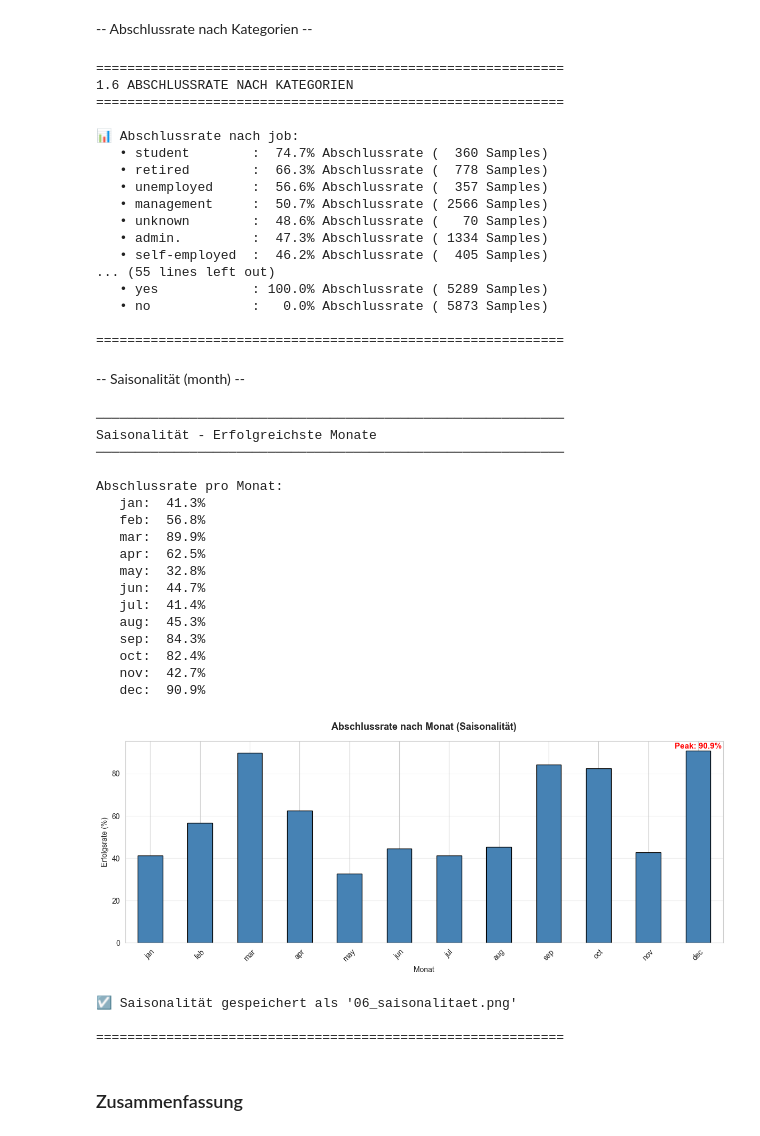
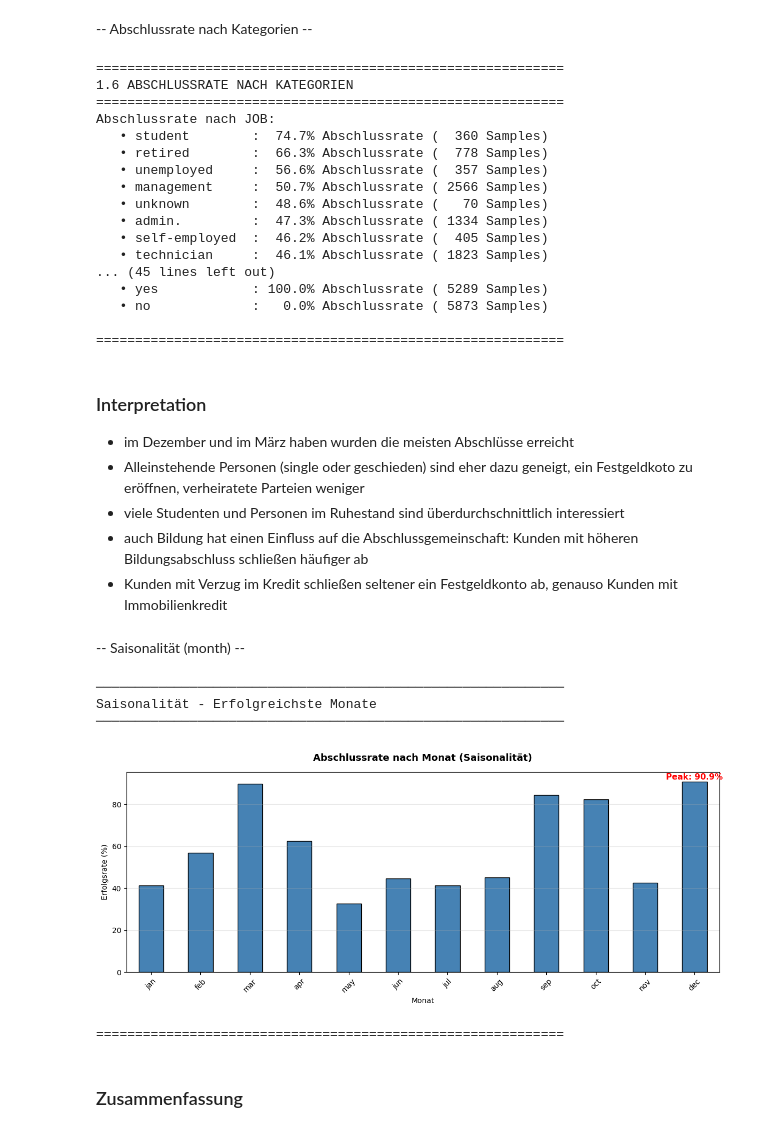
Before and after one commit to elias06-dev/pruefung_data_science-Gruppe_8, a Jupyter notebook: Notebook/notebook_pruefung copy.ipynb, the cells around one changed output. Cells and saved outputs as stored; diff of their text form; code cells hidden in the pictures.

```diff
--- a/Notebook/notebook_pruefung copy.ipynb
+++ b/Notebook/notebook_pruefung copy.ipynb
@@ -521,6 +521,11 @@ print("=" * 60)
 
 # deposit in binär konvertieren, um mit den numerischen Werten arbeiten zu können
 df['deposit_binary'] = (df['deposit'] == 'yes').astype(int)
+
+# loan, housing, default ebenso binär konvertieren
+df['default_binary'] = (df['default'] == 'yes').astype(int)
+df['housing_binary'] = (df['housing'] == 'yes').astype(int)
+df['loan_binary'] = (df['loan'] == 'yes').astype(int)
 
 # Korrelationsmatrix berechnen
 numeric_cols = df.select_dtypes(include=[np.number]).columns.tolist()
@@ -698,18 +697,17 @@ print("=" * 60)
 categorical_cols = df.select_dtypes(include=['object']).columns
 
 for col in categorical_cols:
-    print(f"\n\U0001F4CA Abschlussrate nach {col}:")
+    print(f"Abschlussrate nach {col.upper()}:")
 
-    crosstab = pd.crosstab(df[col], df['deposit'], margins=True)
+    crosstab = pd.crosstab(df[col], df['deposit'])
 
     conversion_rate = df.groupby(col)['deposit'].apply(
         lambda x: (x == 'yes').sum() / len(x) * 100
     ).sort_values(ascending=False)
 
     for category, rate in conversion_rate.items():
-        if category != 'All':
-            count = (df[col] == category).sum()
-            print(f"   • {category:15s}: {rate:5.1f}% Abschlussrate ({count:5d} Samples)")
+        count = (df[col] == category).sum()
+        print(f"   • {category:15s}: {rate:5.1f}% Abschlussrate ({count:5d} Samples)")
 
 print("")
 print("=" * 60)
@@ -717,8 +715,7 @@ print("=" * 60)
 ============================================================
 1.6 ABSCHLUSSRATE NACH KATEGORIEN
 ============================================================
-
-📊 Abschlussrate nach job:
+Abschlussrate nach JOB:
    • student        :  74.7% Abschlussrate (  360 Samples)
    • retired        :  66.3% Abschlussrate (  778 Samples)
    • unemployed     :  56.6% Abschlussrate (  357 Samples)
@@ -726,11 +723,20 @@ print("=" * 60)
    • unknown        :  48.6% Abschlussrate (   70 Samples)
    • admin.         :  47.3% Abschlussrate ( 1334 Samples)
    • self-employed  :  46.2% Abschlussrate (  405 Samples)
-... (55 lines left out)
+   • technician     :  46.1% Abschlussrate ( 1823 Samples)
+... (45 lines left out)
    • yes            : 100.0% Abschlussrate ( 5289 Samples)
    • no             :   0.0% Abschlussrate ( 5873 Samples)
 
 ============================================================
+# %% [markdown]
+### Interpretation
+
+- im Dezember und im März haben wurden die meisten Abschlüsse erreicht
+- Alleinstehende Personen (single oder geschieden) sind eher dazu geneigt, ein Festgeldkoto zu eröffnen, verheiratete Parteien weniger
+- viele Studenten und Personen im Ruhestand sind überdurchschnittlich interessiert
+- auch Bildung hat einen Einfluss auf die Abschlussgemeinschaft: Kunden mit höheren Bildungsabschluss schließen häufiger ab
+- Kunden mit Verzug im Kredit schließen seltener ein Festgeldkonto ab, genauso Kunden mit Immobilienkredit
 # %% [markdown]
 -- Saisonalität (month) --
 # %%
@@ -742,57 +748,34 @@ month_order = ['jan', 'feb', 'mar', 'apr', 'may', 'jun', 'jul', 'aug', 'sep', 'o
 df['month_cat'] = pd.Categorical(df['month'], categories=month_order, ordered=True)
 
 month_success = df.groupby('month_cat')['deposit'].apply(
     lambda x: (x == 'yes').sum() / len(x) * 100
 )
-
-print("\nAbschlussrate pro Monat:")
-for month, rate in month_success.items():
-    print(f"   {month:3s}: {rate:5.1f}%")
 
 # Visualisierung
 fig, ax = plt.subplots(figsize=(12, 5))
 month_success.plot(kind='bar', ax=ax, color='steelblue', edgecolor='black')
 ax.set_title('Abschlussrate nach Monat (Saisonalität)', fontsize=13, fontweight='bold', pad=15)
 ax.set_ylabel('Erfolgsrate (%)')
 ax.set_xlabel('Monat')
 ax.tick_params(axis='x', rotation=45)
 ax.grid(True, alpha=0.3, axis='y')
 
 # Peak hervorheben
 peak_month = month_success.idxmax()
 peak_rate = month_success.max()
 ax.text(month_success.argmax(), peak_rate + 1, f'Peak: {peak_rate:.1f}%',
         ha='center', fontsize=11, fontweight='bold', color='red')
 
 plt.tight_layout()
-plt.savefig('06_saisonalitaet.png', dpi=300, bbox_inches='tight')
 plt.show()
-
-print("\n\u2611 Saisonalität gespeichert als '06_saisonalitaet.png'")
 
 print("")
 print("=" * 60)
 # %% [output]
 ────────────────────────────────────────────────────────────
 Saisonalität - Erfolgreichste Monate
 ────────────────────────────────────────────────────────────
-
-Abschlussrate pro Monat:
-   jan:  41.3%
-   feb:  56.8%
-   mar:  89.9%
-   apr:  62.5%
-   may:  32.8%
-   jun:  44.7%
-   jul:  41.4%
-   aug:  45.3%
-   sep:  84.3%
-   oct:  82.4%
-   nov:  42.7%
-   dec:  90.9%
-[figure, old version]
+[figure, new version]
-☑ Saisonalität gespeichert als '06_saisonalitaet.png'
-
 ============================================================
 # %% [markdown]
 ### Zusammenfassung
```
Also changed, not shown: parts of 73 cells of this notebook, 2 other files.
